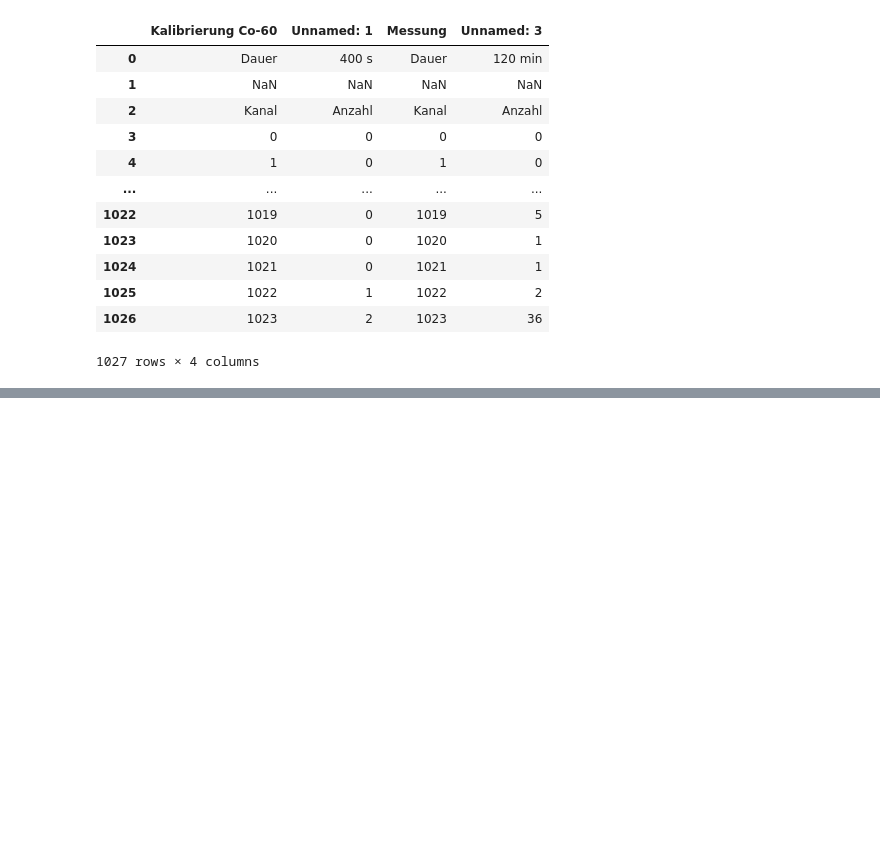
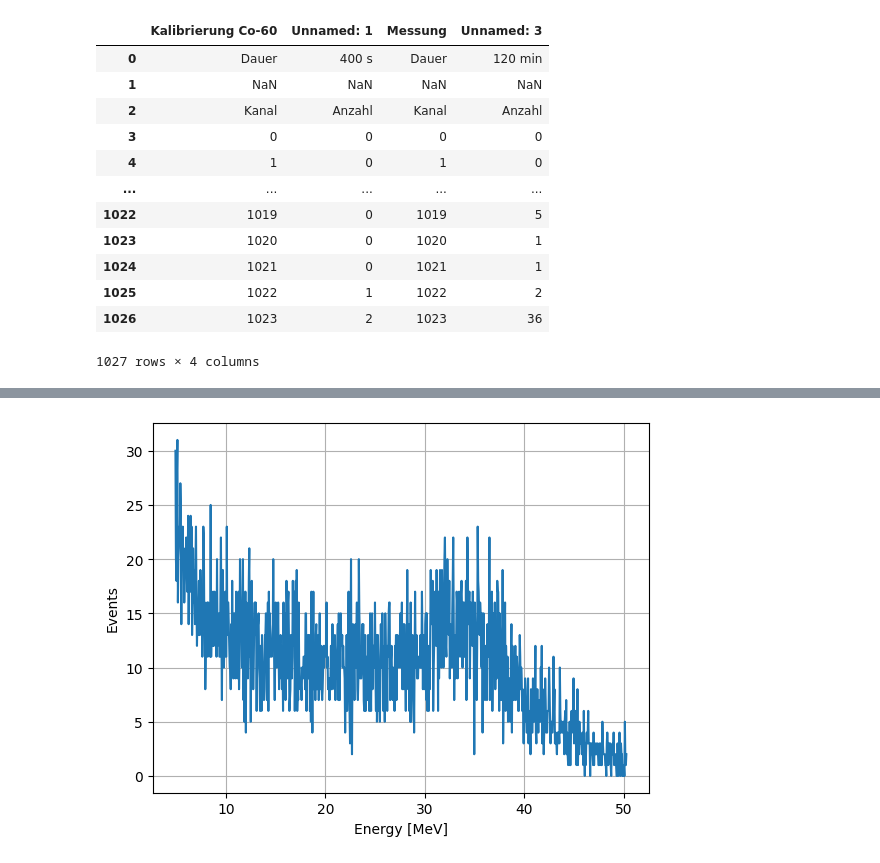
Before and after one commit to RombusBombus/AP3, a Jupyter notebook: RAD/RAD.ipynb, the cells around one changed output, grey strips where cells are left out. Drawn from its saved outputs; the diff is of its cells as text; code cells hidden in the pictures; blank space fills up the shorter version.

```diff
--- a/RAD/RAD.ipynb
+++ b/RAD/RAD.ipynb
@@ -227,0 +252,9 @@ plt.plot(subset.index, subset, label="Messung")
+# %%
+# Messung
+subset = measurement[100:-1]
+plt.plot(linear(subset.index, *popt) * 1e-3, subset)
+plt.xlabel("Energy [MeV]")
+plt.ylabel("Events")
+plt.grid(True)
+# %% [output]
+[figure, added]
```
Also changed, not shown: parts of 14 cells of this notebook, 1 other file.
